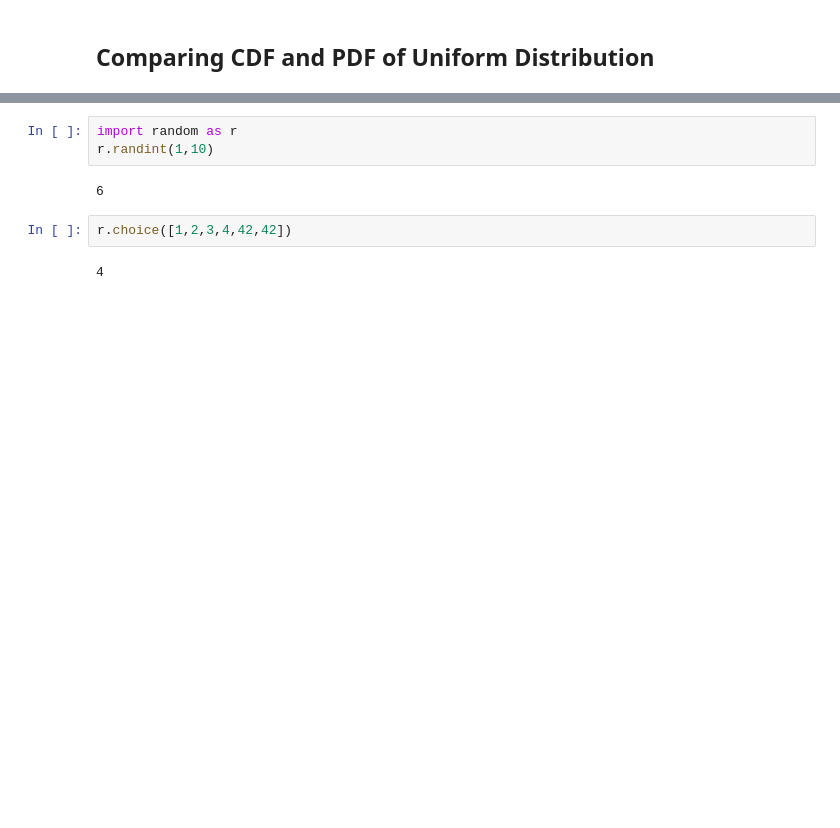
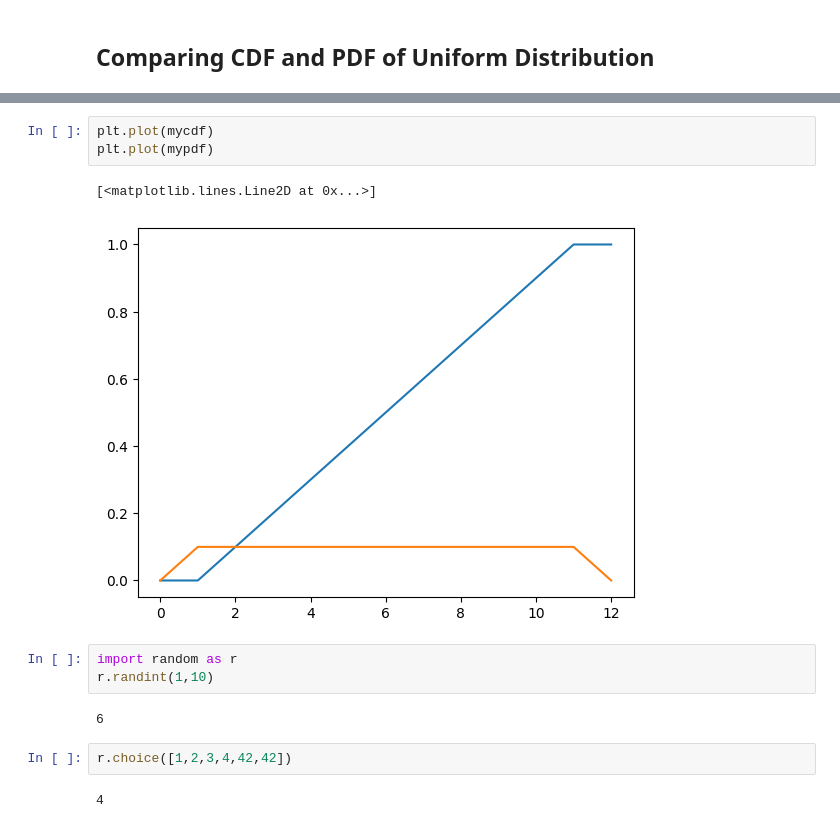
Before and after one commit to menonkrishna57/RPET, a Jupyter notebook: EXP2_RPET.ipynb, the cells around one changed output, grey strips where cells are left out. Saved outputs shown, nothing was run; the diff lists cells and outputs as text; blank space fills up the shorter version.

```diff
--- a/EXP2_RPET.ipynb
+++ b/EXP2_RPET.ipynb
@@ -56,4 +71,10 @@ pd.DataFrame({"PDF":mypdf,"CDF":mycdf},index=range(-1,12,3))
 | 11 | 0.0 | 1.0 |
+# %%
+plt.plot(mycdf)
+plt.plot(mypdf)
+# %% [output]
+[<matplotlib.lines.Line2D at 0x...>]
+[figure, added]
 # %%
 import random as r
 r.randint(1,10)
```
Also changed, not shown: parts of 2 cells of this notebook.
